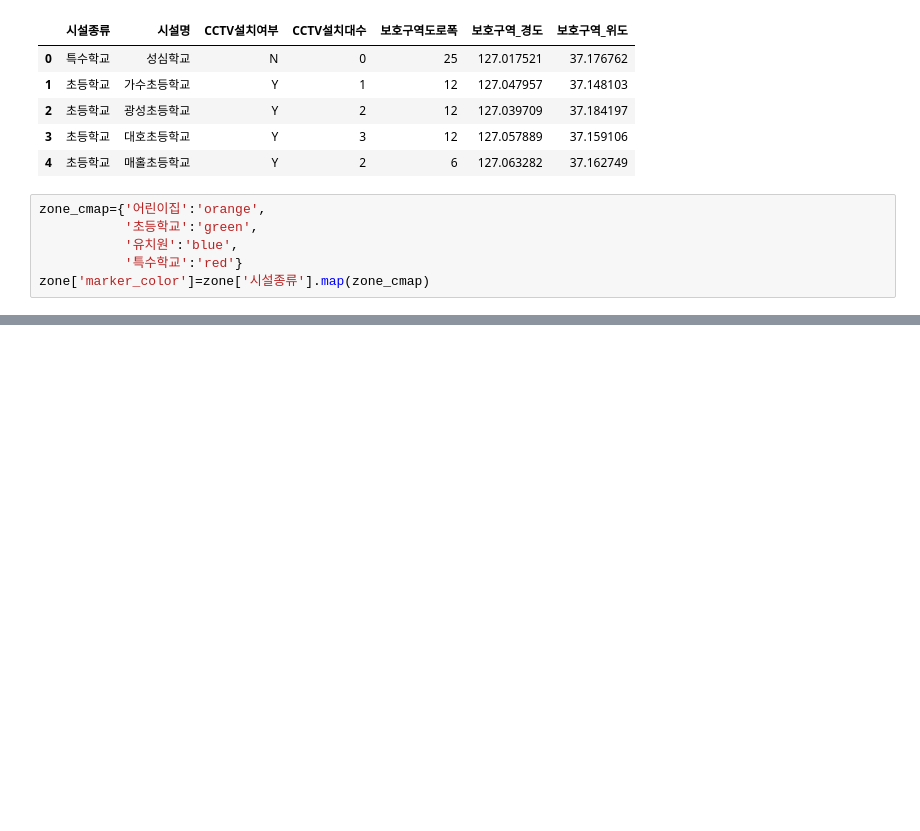
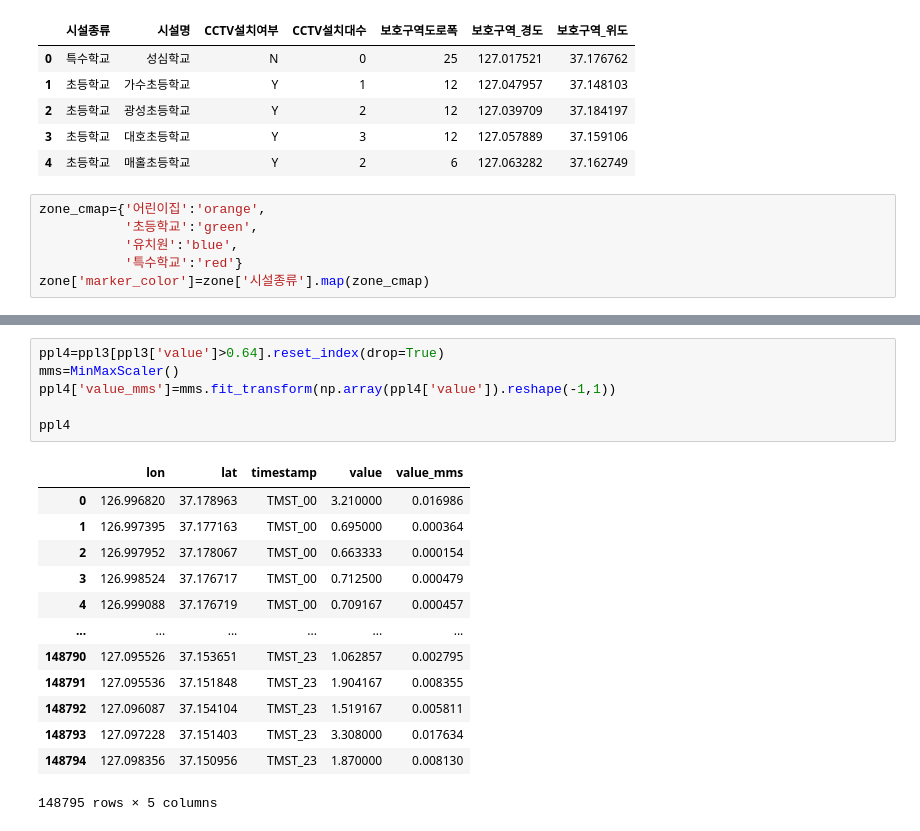
Before and after one commit to ikeven94/Osan-Si_-Identify-_TA_DangerZones, a Jupyter notebook: EDA/cjlee_EDA_어린이보호구역+유동인구.ipynb, the cells around one changed output, grey strips where cells are left out. Drawn from its saved outputs; the diff is of its cells as text; blank space fills up the shorter version.

```diff
--- a/EDA/cjlee_EDA_어린이보호구역+유동인구.ipynb
+++ b/EDA/cjlee_EDA_어린이보호구역+유동인구.ipynb
@@ -129,0 +167,20 @@ m.save('어린이보호구역+평균유동인구.html')
+# %%
+ppl4=ppl3[ppl3['value']>0.64].reset_index(drop=True)
+mms=MinMaxScaler()
+ppl4['value_mms']=mms.fit_transform(np.array(ppl4['value']).reshape(-1,1))
+
+ppl4
+# %% [output]
+|  | lon | lat | timestamp | value | value_mms |
+| 0 | 126.996820 | 37.178963 | TMST_00 | 3.210000 | 0.016986 |
+| 1 | 126.997395 | 37.177163 | TMST_00 | 0.695000 | 0.000364 |
+| 2 | 126.997952 | 37.178067 | TMST_00 | 0.663333 | 0.000154 |
+| 3 | 126.998524 | 37.176717 | TMST_00 | 0.712500 | 0.000479 |
+| 4 | 126.999088 | 37.176719 | TMST_00 | 0.709167 | 0.000457 |
+| ... | ... | ... | ... | ... | ... |
+| 148790 | 127.095526 | 37.153651 | TMST_23 | 1.062857 | 0.002795 |
+| 148791 | 127.095536 | 37.151848 | TMST_23 | 1.904167 | 0.008355 |
+| 148792 | 127.096087 | 37.154104 | TMST_23 | 1.519167 | 0.005811 |
+| 148793 | 127.097228 | 37.151403 | TMST_23 | 3.308000 | 0.017634 |
+| 148794 | 127.098356 | 37.150956 | TMST_23 | 1.870000 | 0.008130 |
+148795 rows × 5 columns
```
Also changed, not shown: parts of 13 cells of this notebook.
